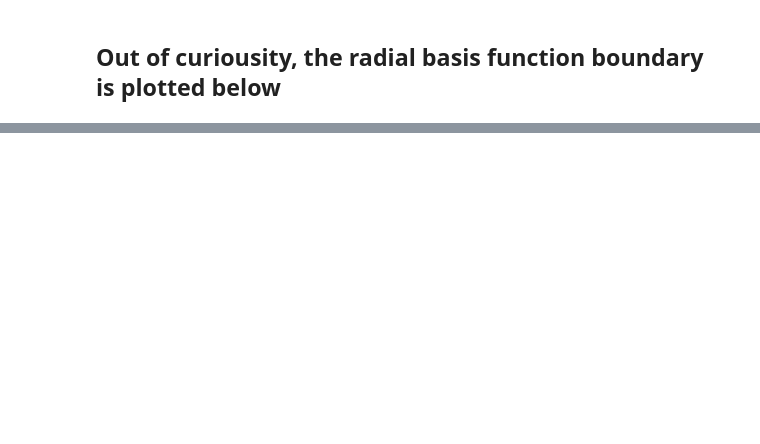
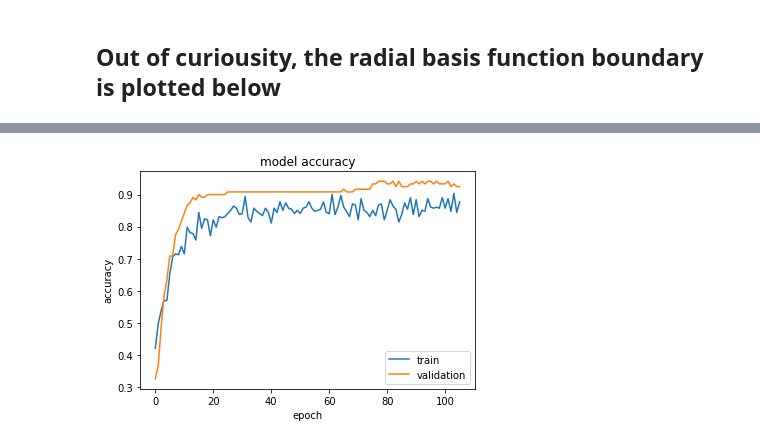
Before and after one commit to kwantommy/breast-cancer-diagnosis, a Jupyter notebook: breast-cancer-diagnosis.ipynb, the cells around one changed output, grey strips where cells are left out. Cells and saved outputs as stored; diff of their text form; code cells hidden in the pictures; blank space fills up the shorter version.

```diff
--- a/breast-cancer-diagnosis.ipynb
+++ b/breast-cancer-diagnosis.ipynb
@@ -417,0 +433,37 @@ plt.show()
+# %%
+seed = 15
+
+# split for train, test
+X_train, X_test, y_train, y_test = model_selection.train_test_split(
+    X,
+    y,
+    test_size=0.3,
+    random_state = seed,
+    shuffle = True)
+
+Y_train = to_categorical(y_train,
+                         num_classes = None)
+
+Y_test = to_categorical(y_test,
+                        num_classes = None)
+
+# split for train, validation
+X_train, X_val, Y_train, Y_val = model_selection.train_test_split(
+    X_train,
+    Y_train,
+    test_size=0.3,
+    random_state = seed,
+    shuffle = True)
+
+# Upsampling
+sm = SMOTE(
+    sampling_strategy='not majority',
+    k_neighbors = 10,
+    n_jobs = 1,
+    random_state = 12,
+    ratio = 0.7)
+
+X_res, Y_res = sm.fit_sample(X_train, Y_train)
+
+Y_res = to_categorical(Y_res,
+                        num_classes = None)
@@ -417,0 +744,10 @@ plt.show()
+# %%
+plt.plot(history.history['acc'])
+plt.plot(history.history['val_acc'])
+plt.title('model accuracy')
+plt.ylabel('accuracy')
+plt.xlabel('epoch')
+plt.legend(['train', 'validation'], loc='lower right')
+plt.show()
+# %% [output]
+[figure, added]
```
Also changed, not shown: parts of 22 cells of this notebook.
